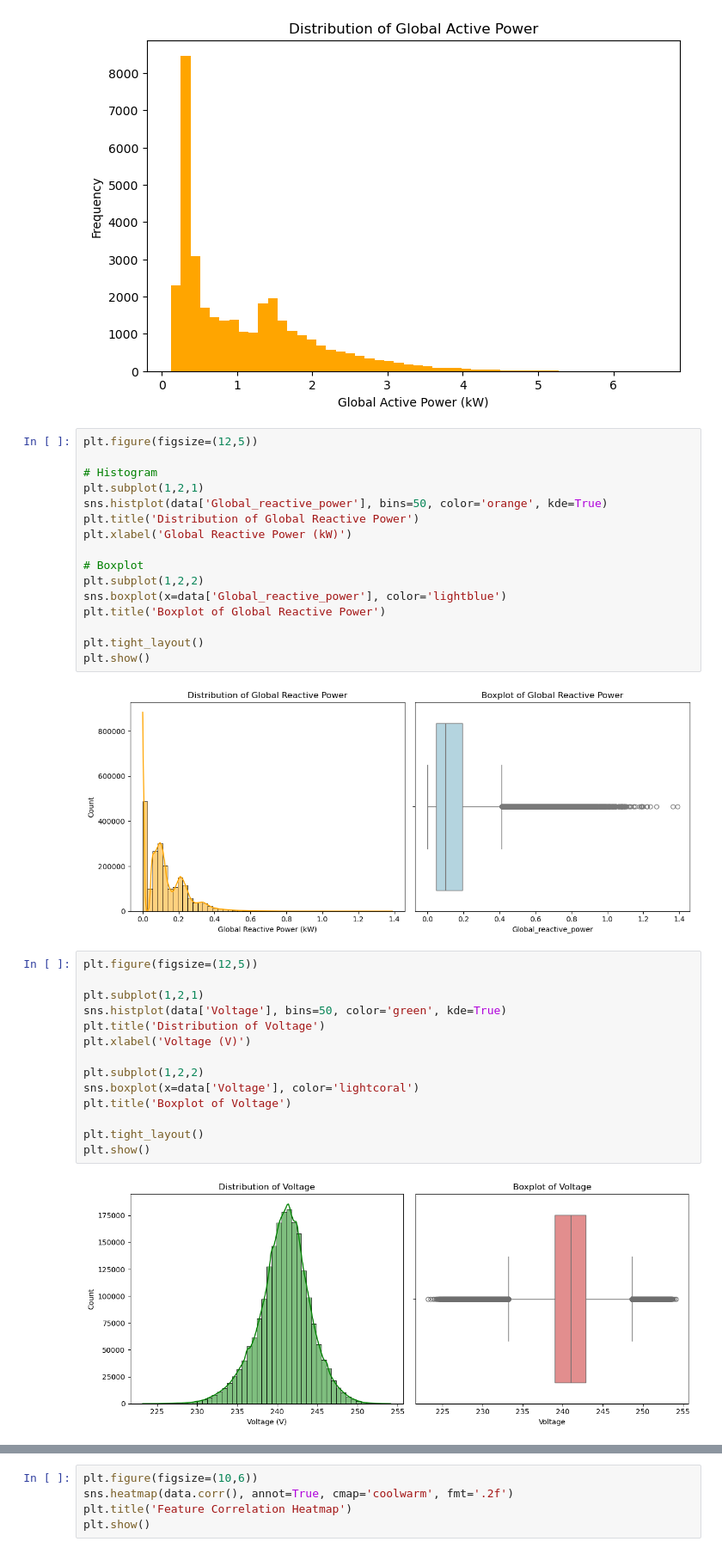
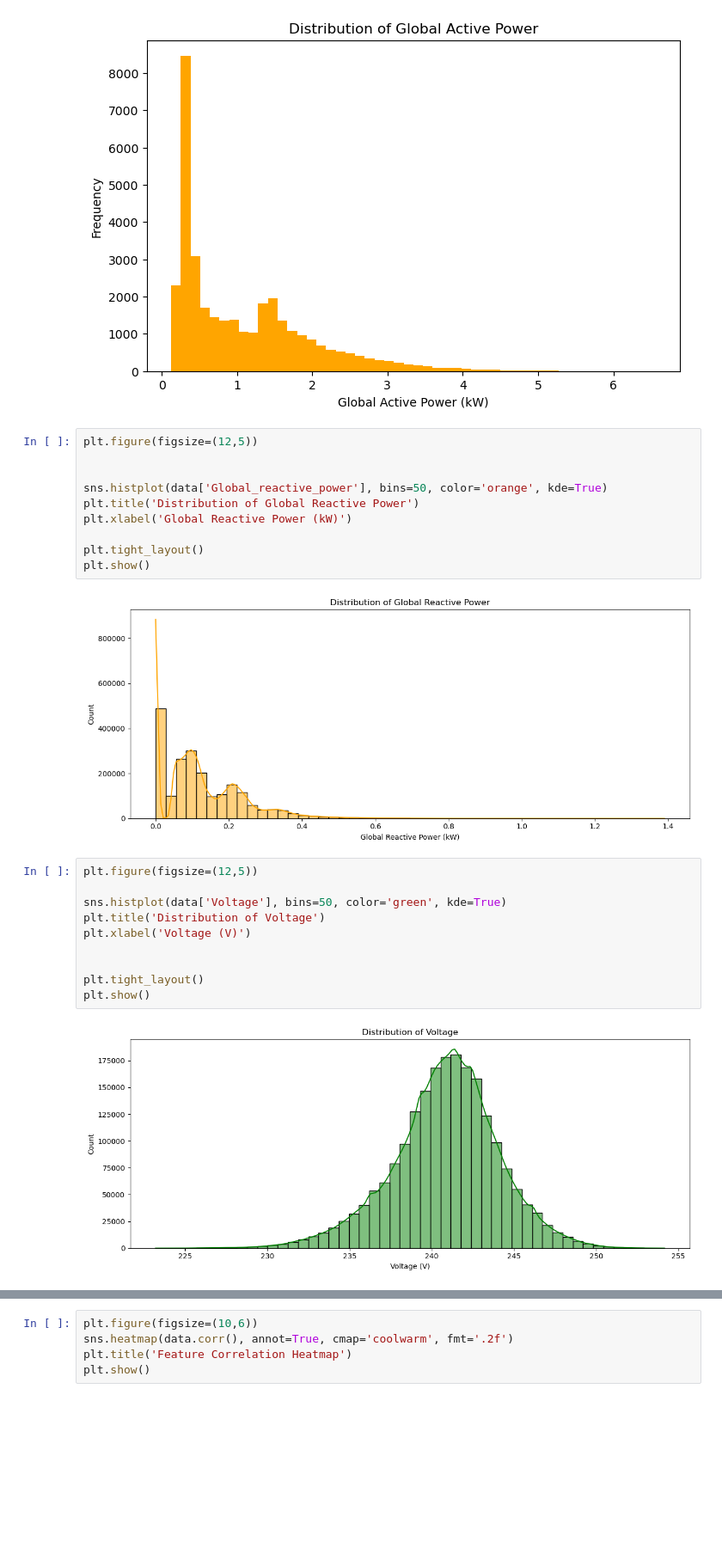
Before and after one commit to Ashif078/energy-consumation, a Jupyter notebook: Energy_consumption_at_houses.ipynb, the cells around one changed output, grey strips where cells are left out. Shown: that part at 86% size. Cells and saved outputs as stored; diff of their text form; blank space fills up the shorter version.

```diff
--- a/Energy_consumption_at_houses.ipynb
+++ b/Energy_consumption_at_houses.ipynb
@@ -208,37 +208,27 @@ plt.show()
 # %%
 plt.figure(figsize=(12,5))
 
-# Histogram
-plt.subplot(1,2,1)
+
 sns.histplot(data['Global_reactive_power'], bins=50, color='orange', kde=True)
 plt.title('Distribution of Global Reactive Power')
 plt.xlabel('Global Reactive Power (kW)')
 
-# Boxplot
-plt.subplot(1,2,2)
-sns.boxplot(x=data['Global_reactive_power'], color='lightblue')
-plt.title('Boxplot of Global Reactive Power')
-
 plt.tight_layout()
 plt.show()
 # %% [output]
-[figure, old version]
+[figure, new version]
 # %%
 plt.figure(figsize=(12,5))
 
-plt.subplot(1,2,1)
 sns.histplot(data['Voltage'], bins=50, color='green', kde=True)
 plt.title('Distribution of Voltage')
 plt.xlabel('Voltage (V)')
 
-plt.subplot(1,2,2)
-sns.boxplot(x=data['Voltage'], color='lightcoral')
-plt.title('Boxplot of Voltage')
 
 plt.tight_layout()
 plt.show()
 # %% [output]
-[figure, old version]
+[figure, new version]
 # %%
 plt.figure(figsize=(12,5))
 
```
Also changed, not shown: parts of 14 cells of this notebook.
